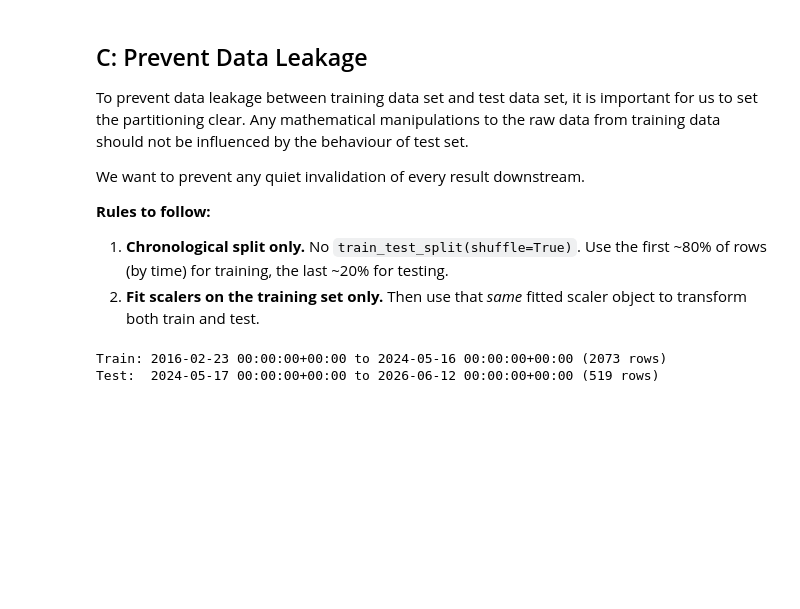
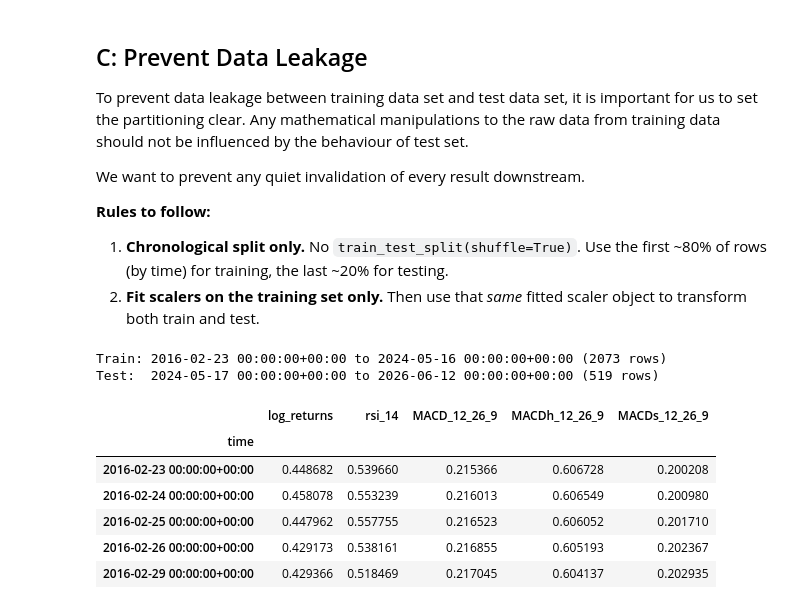
Before and after one commit to henghengyh/chronos-market, a Jupyter notebook: docs/02_feature_engineering.ipynb, the cells around one changed output. Drawn from its saved outputs; the diff is of its cells as text; code cells hidden in the pictures; blank space fills up the shorter version.

Commit message:
[FE] Min max scale training data

```diff
--- a/docs/02_feature_engineering.ipynb
+++ b/docs/02_feature_engineering.ipynb
@@ -189,3 +189,26 @@ print(f"Test:  {test_df.index.min()} to {test_df.index.max()} ({len(test_df)} ro
 # %% [output]
 Train: 2016-02-23 00:00:00+00:00 to 2024-05-16 00:00:00+00:00 (2073 rows)
 Test:  2024-05-17 00:00:00+00:00 to 2026-06-12 00:00:00+00:00 (519 rows)
+# %%
+from sklearn.preprocessing import MinMaxScaler
+
+feature_cols = ["log_returns", "rsi_14"] + list(macd.columns)
+
+scaler = MinMaxScaler()
+scaler.fit(train_df[feature_cols])  # fit on TRAIN ONLY
+
+train_scaled = scaler.transform(train_df[feature_cols])
+test_scaled = scaler.transform(test_df[feature_cols])  # reuse same scaler, no re-fit
+
+train_scaled_df = pd.DataFrame(train_scaled, columns=feature_cols, index=train_df.index)
+test_scaled_df = pd.DataFrame(test_scaled, columns=feature_cols, index=test_df.index)
+
+train_scaled_df.head()
+# %% [output]
+|  | log_returns | rsi_14 | MACD_12_26_9 | MACDh_12_26_9 | MACDs_12_26_9 |
+| time |  |  |  |  |  |
+| 2016-02-23 00:00:00+00:00 | 0.448682 | 0.539660 | 0.215366 | 0.606728 | 0.200208 |
+| 2016-02-24 00:00:00+00:00 | 0.458078 | 0.553239 | 0.216013 | 0.606549 | 0.200980 |
+| 2016-02-25 00:00:00+00:00 | 0.447962 | 0.557755 | 0.216523 | 0.606052 | 0.201710 |
+| 2016-02-26 00:00:00+00:00 | 0.429173 | 0.538161 | 0.216855 | 0.605193 | 0.202367 |
+| 2016-02-29 00:00:00+00:00 | 0.429366 | 0.518469 | 0.217045 | 0.604137 | 0.202935 |
```
Also changed, not shown: parts of 1 cell of this notebook.
